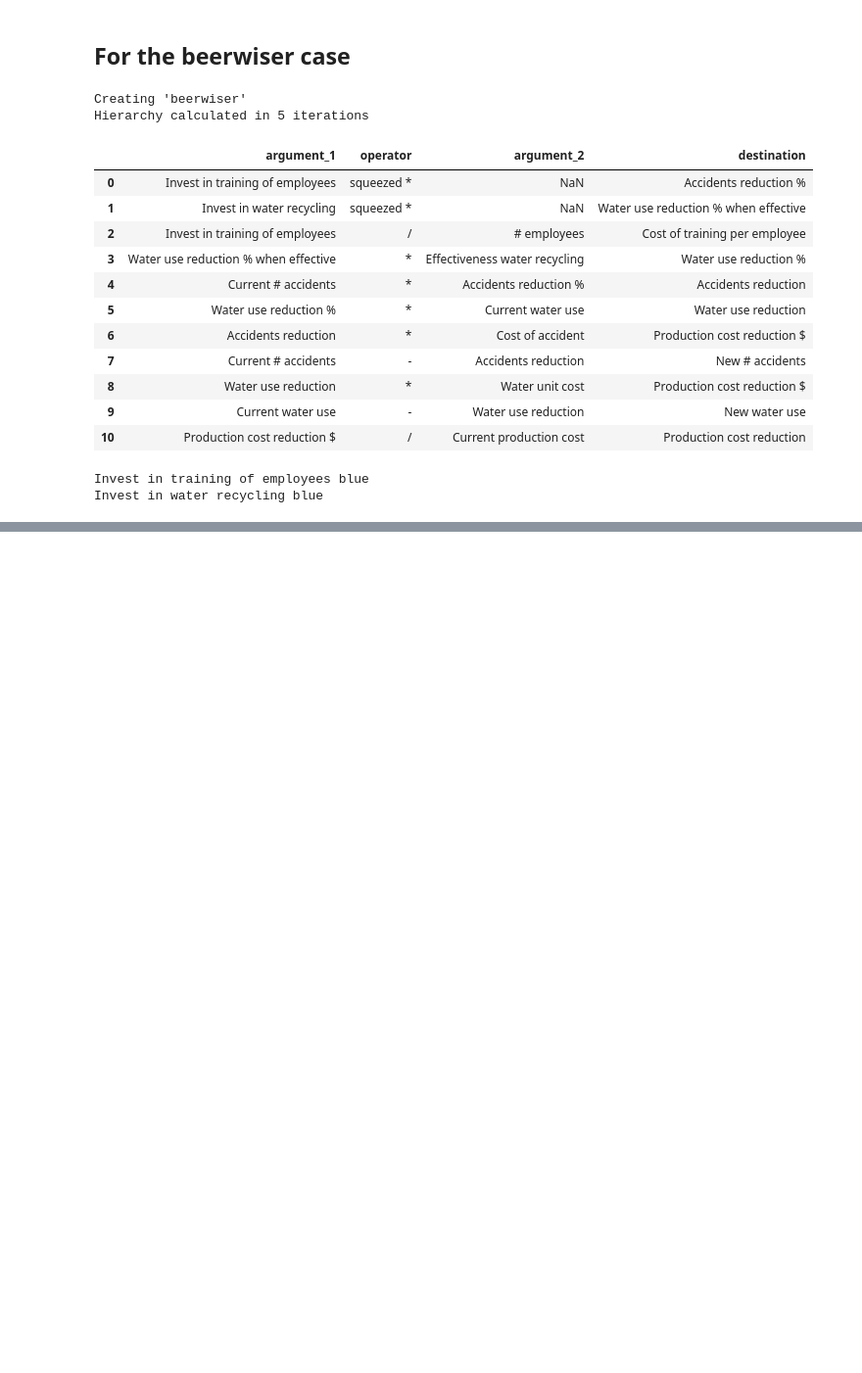
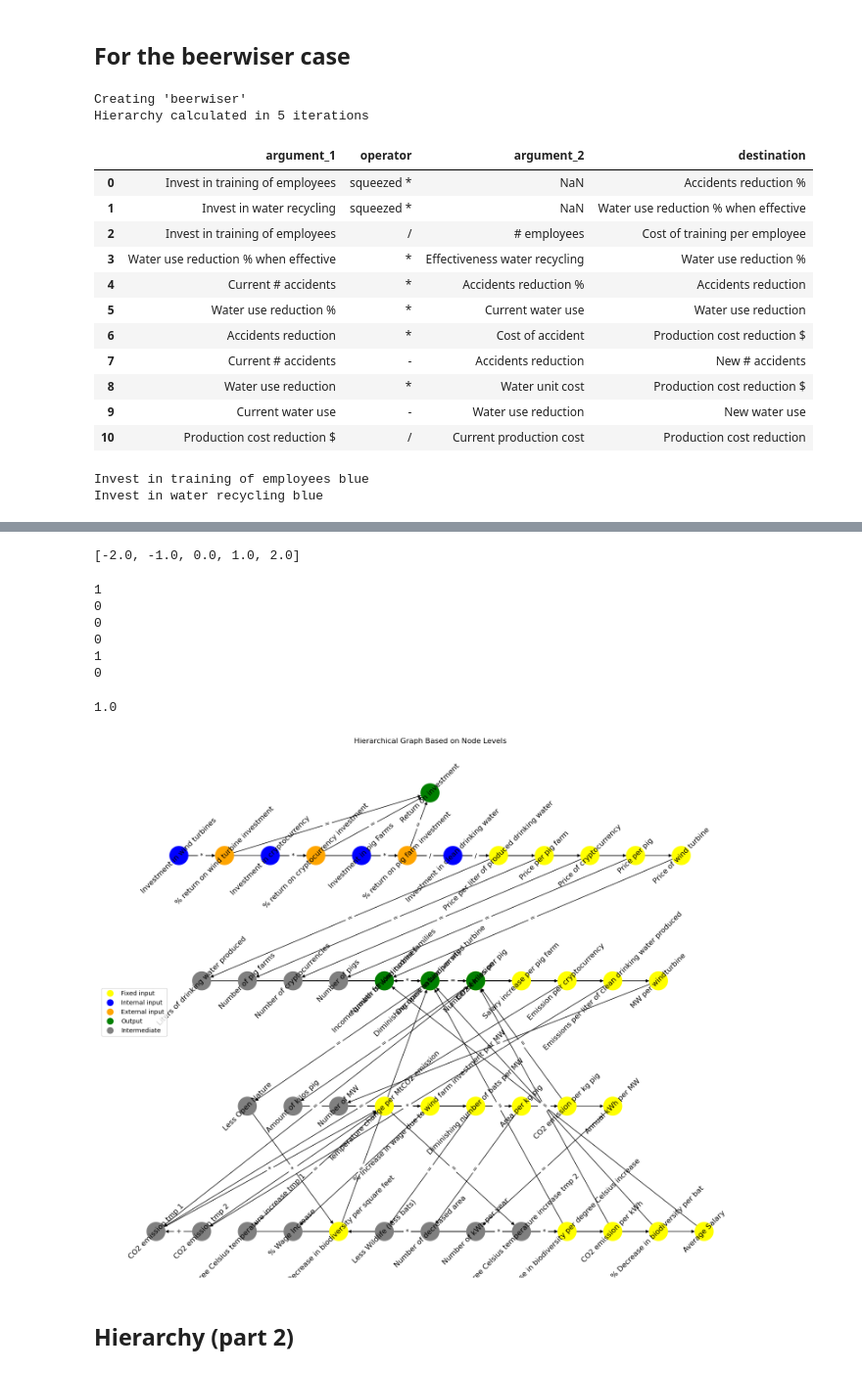
Before and after one commit to ymmath/trbs, a Jupyter notebook: model/dependency_tree_playground.ipynb, the cells around one changed output, grey strips where cells are left out. Shown at 98% size. Cells and saved outputs as stored; diff of their text form; code cells hidden in the pictures; blank space fills up the shorter version.

Commit message:
dependency-tree add hierarchy

```diff
--- a/model/dependency_tree_playground.ipynb
+++ b/model/dependency_tree_playground.ipynb
@@ -321,0 +357,2 @@ example.html
+# %%
+G.nodes['Return on investment']['level'] = 6
@@ -321,0 +375,7 @@ example.html
+# %%
+# Create a dictionary to store nodes at each level
+nodes_by_level = defaultdict(list)
+for node in G.nodes():
+    level = G.nodes[node]['level']
+    nodes_by_level[level].append(node)
+nodes_by_level
@@ -321,0 +400,68 @@ example.html
+# %%
+[(i - (5 - 1) / 2) * x_spacing for i in range(5)]
+# %% [output]
+[-2.0, -1.0, 0.0, 1.0, 2.0]
+# %%
+pos = {}
+x_spacing = 1.0  # Adjust this value for spacing between nodes at the same level
+y_spacing = 2.0  # Adjust this value for vertical spacing between levels
+for level, nodes in nodes_by_level.items():
+    num_nodes = len(nodes)
+    print(level[1])
+# %% [output]
+1
+0
+0
+0
+1
+0
+# %%
+nx.flow_hierarchy(G)
+# %% [output]
+1.0
+# %%
+# Create a dictionary to store nodes at each level
+nodes_by_level = defaultdict(list)
+for node in G.nodes():
+    level = G.nodes[node]['level']
+    nodes_by_level[level].append(node)
+
+    # Create positions for nodes in the hierarchical layout
+pos = {}
+x_spacing = 10  # Adjust this value for spacing between nodes at the same level
+y_spacing = 2.0  # Adjust this value for vertical spacing between levels
+for level, nodes in nodes_by_level.items():
+    num_nodes = len(nodes)
+    x_values = [(i - (num_nodes - 1) / 2) * x_spacing for i in range(num_nodes)]
+    if level[1] == 1: # if the node is a destination
+        y_value = -level[0] * y_spacing/2
+    else: # if the node is not a destination
+        y_value = -level[0] * y_spacing
+    pos.update((node, (x, y_value)) for node, x in zip(nodes, x_values))
+
+# Plot the graph
+edge_labels = {(u, v): d["label"] for u, v, d in G.edges(data=True)}
+node_colors = [G.nodes[node]["color"] for node in G.nodes()]
+
+plt.figure(figsize=(15, 12))
+
+# with_labels=False because of rotating the node labels
+nx.draw(G, pos, node_color=node_colors, with_labels=False, node_size=900, font_size=8)
+
+text = nx.draw_networkx_labels(G, pos)
+# Rotate the node labels
+for _, t in text.items():
+    t.set_rotation(45)
+nx.draw_networkx_edge_labels(G, pos, edge_labels=edge_labels)
+
+# Create and add legend
+legend_handles, legend_labels = create_legend(legend_dict)
+
+plt.title("Hierarchical Graph Based on Node Levels")
+plt.legend(legend_handles, legend_labels, loc='center left')
+plt.axis('off')  # Turn off axis for cleaner display
+plt.show()
+# %% [output]
+[figure, added]
+# %% [markdown]
+## Hierarchy (part 2)
```
Also changed, not shown: parts of 16 cells of this notebook.
